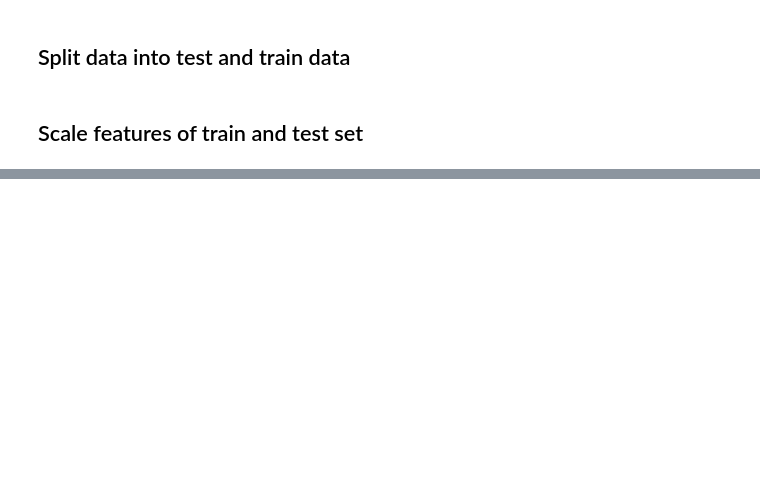
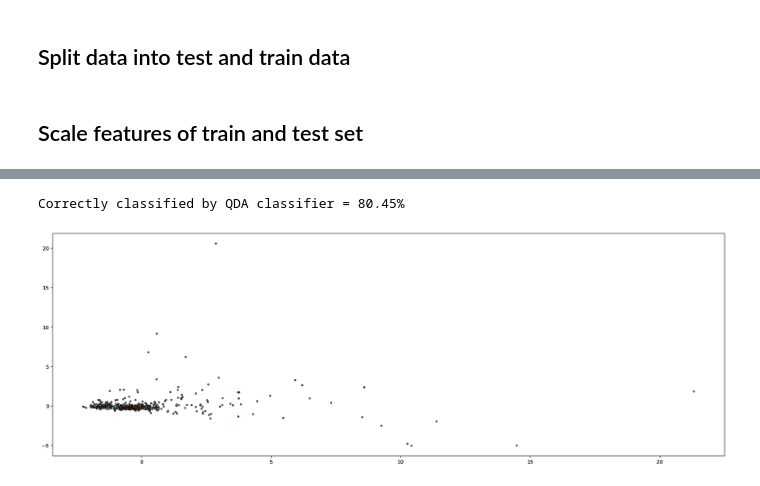
Before and after one commit to peterij/TM10007_Diagnosing_heart_disease, a Jupyter notebook: assignment.ipynb, the cells around one changed output, grey strips where cells are left out. Saved outputs shown, nothing was run; the diff lists cells and outputs as text; code cells hidden in the pictures; blank space fills up the shorter version.

```diff
--- a/assignment.ipynb
+++ b/assignment.ipynb
@@ -191,21 +207,24 @@ print(f'Misclassified by KNN algorithm = {percentage}')
 # %%
 # Quadratic Discriminant Analysis
 from sklearn.discriminant_analysis import QuadraticDiscriminantAnalysis
 qda = QuadraticDiscriminantAnalysis()
 fig = plt.figure(figsize=(24,8))
 ax = fig.add_subplot()
 ax.scatter(X_pca[:, 0], X_pca[:, 1], marker='o', c=y,
         s=25, edgecolor='k', cmap=plt.cm.Paired)
 qda.fit(X_pca,y)
 ax = fig.add_subplot()
 ax.scatter(X_pca[:,0],X_pca[:,1],marker='o',c=y,s=8,edgecolor='k',cmap=plt.cm.Paired)
-y_pred = pd.DataFrame(qda.predict(X_pca))
-correct = pd.DataFrame(y)
+y_pred = pd.DataFrame(qda.predict(X_val_pca))
+correct = pd.DataFrame(y_val)
 percentage = pd.DataFrame((correct != y_pred).sum() / len(y_pred))
 percentage_value = percentage.iloc[:,:].values
 float_percentage = 100-(float(percentage_value)*100)
 rounded_percentage = "{:.2f}".format(float_percentage)
 print(f'Correctly classified by QDA classifier = {rounded_percentage}%')
+# %% [output]
+Correctly classified by QDA classifier = 80.45%
+[figure, added]
 # %%
 # Gaussian
 from sklearn.naive_bayes import GaussianNB
```
Also changed, not shown: parts of 7 cells of this notebook.
